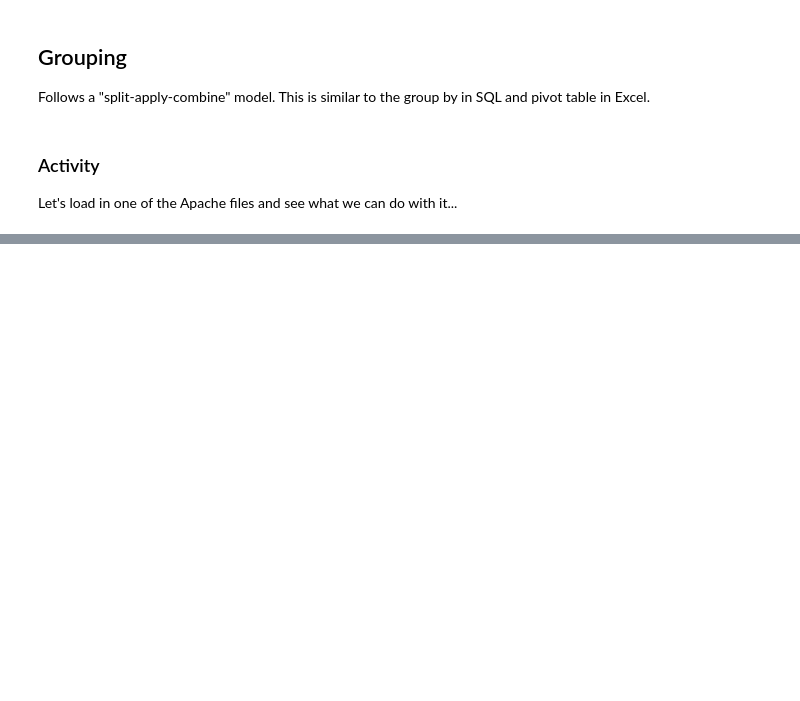
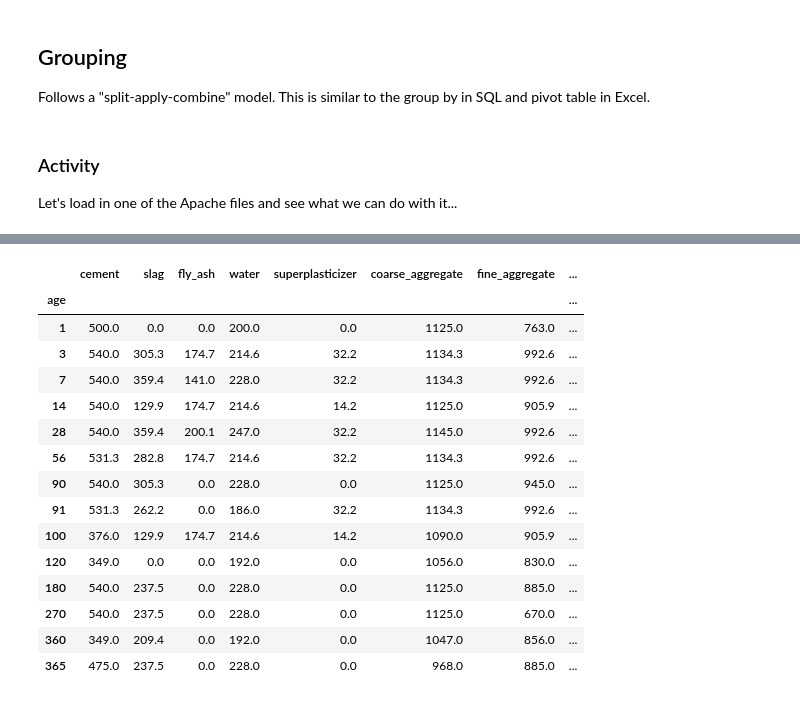
Before and after one commit to hafeild/csc440sp25, a Jupyter notebook: notebooks/06-basic-pandas.ipynb, the cells around one changed output, grey strips where cells are left out. Cells and saved outputs as stored; diff of their text form; code cells hidden in the pictures; blank space fills up the shorter version.

```diff
--- a/notebooks/06-basic-pandas.ipynb
+++ b/notebooks/06-basic-pandas.ipynb
@@ -654,0 +840,19 @@ Let's load in one of the Apache files and see what we can do with it...
+# %%
+ageGroups.max()
+# %% [output]
+|  | cement | slag | fly_ash | water | superplasticizer | coarse_aggregate | fine_aggregate | ... |
+| age |  |  |  |  |  |  |  | ... |
+| 1 | 500.0 | 0.0 | 0.0 | 200.0 | 0.0 | 1125.0 | 763.0 | ... |
+| 3 | 540.0 | 305.3 | 174.7 | 214.6 | 32.2 | 1134.3 | 992.6 | ... |
+| 7 | 540.0 | 359.4 | 141.0 | 228.0 | 32.2 | 1134.3 | 992.6 | ... |
+| 14 | 540.0 | 129.9 | 174.7 | 214.6 | 14.2 | 1125.0 | 905.9 | ... |
+| 28 | 540.0 | 359.4 | 200.1 | 247.0 | 32.2 | 1145.0 | 992.6 | ... |
+| 56 | 531.3 | 282.8 | 174.7 | 214.6 | 32.2 | 1134.3 | 992.6 | ... |
+| 90 | 540.0 | 305.3 | 0.0 | 228.0 | 0.0 | 1125.0 | 945.0 | ... |
+| 91 | 531.3 | 262.2 | 0.0 | 186.0 | 32.2 | 1134.3 | 992.6 | ... |
+| 100 | 376.0 | 129.9 | 174.7 | 214.6 | 14.2 | 1090.0 | 905.9 | ... |
+| 120 | 349.0 | 0.0 | 0.0 | 192.0 | 0.0 | 1056.0 | 830.0 | ... |
+| 180 | 540.0 | 237.5 | 0.0 | 228.0 | 0.0 | 1125.0 | 885.0 | ... |
+| 270 | 540.0 | 237.5 | 0.0 | 228.0 | 0.0 | 1125.0 | 670.0 | ... |
+| 360 | 349.0 | 209.4 | 0.0 | 192.0 | 0.0 | 1047.0 | 856.0 | ... |
+| 365 | 475.0 | 237.5 | 0.0 | 228.0 | 0.0 | 968.0 | 885.0 | ... |
```
Also changed, not shown: parts of 21 cells of this notebook.
